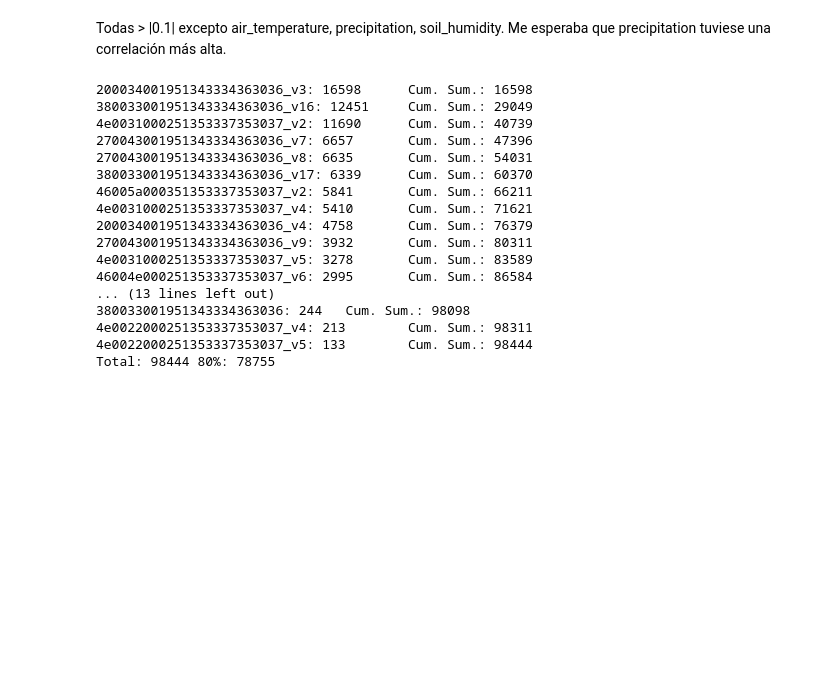
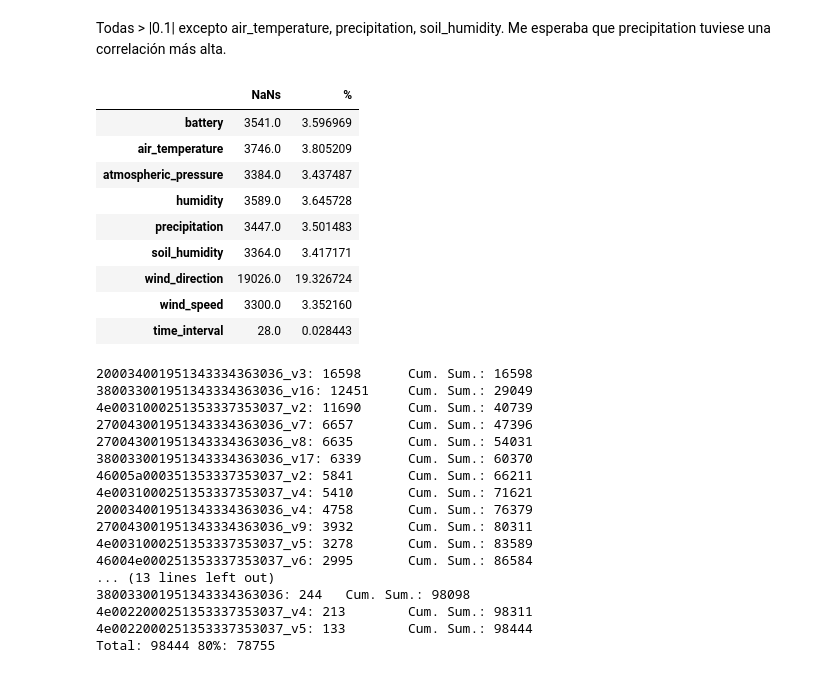
Before and after one commit to alendinez/energy-prediction, a Jupyter notebook: analisis_datos.ipynb, the cells around one changed output. Cells and saved outputs as stored; diff of their text form; code cells hidden in the pictures; blank space fills up the shorter version.

```diff
--- a/analisis_datos.ipynb
+++ b/analisis_datos.ipynb
@@ -463,6 +474,30 @@ for id in sensores.keys():
     df = sensores[id]['df_global']
     if (df['time_interval'] > pd.Timedelta(limits[0])).any():
         print(id)
+# %%
+df_all = pd.DataFrame()
+for id in sensores.keys():
+    df = sensores[id]['df_global']
+    df_all = pd.concat([df_all, df], ignore_index=True)
+
+df_nans = pd.DataFrame(columns=['NaNs', '%'])
+
+for column in df_all.columns:
+    df_nans.loc[column] = [(df_all[column].isnull() != 0).sum(),
+                           (df_all[column].isnull() != 0).sum()/len(df_all)*100]
+
+df_nans
+# %% [output]
+|  | NaNs | % |
+| battery | 3541.0 | 3.596969 |
+| air_temperature | 3746.0 | 3.805209 |
+| atmospheric_pressure | 3384.0 | 3.437487 |
+| humidity | 3589.0 | 3.645728 |
+| precipitation | 3447.0 | 3.501483 |
+| soil_humidity | 3364.0 | 3.417171 |
+| wind_direction | 19026.0 | 19.326724 |
+| wind_speed | 3300.0 | 3.352160 |
+| time_interval | 28.0 | 0.028443 |
 # %%
 # Interpolar nuevos registros
 columnas_linear = ['battery', 'air_temperature', 'atmospheric_pressure', 'humidity', 'precipitation', 'soil_humidity', 'wind_speed']
```
Also changed, not shown: parts of 6 cells of this notebook.
